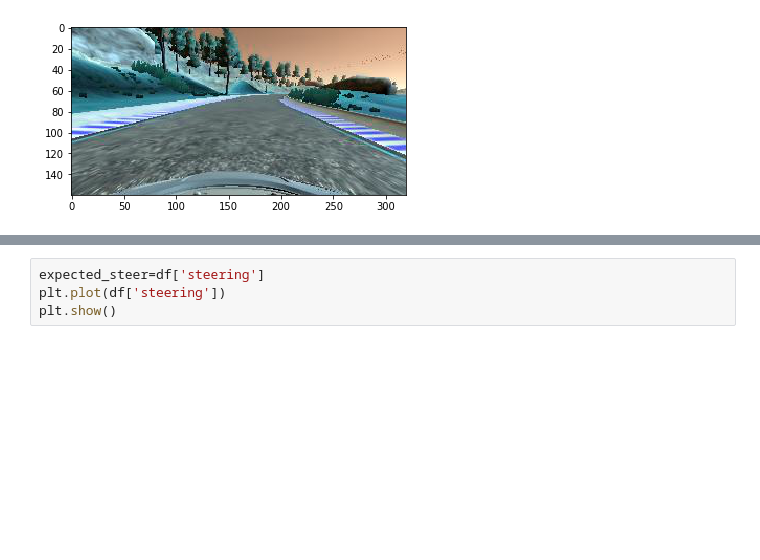
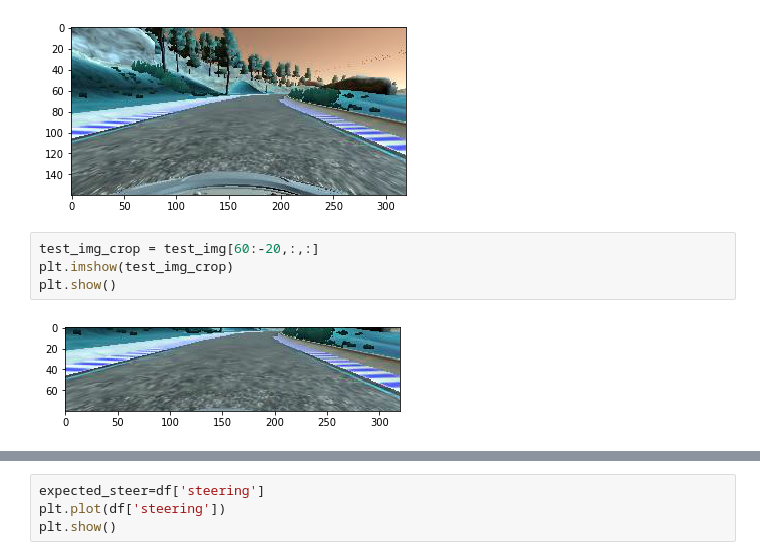
Before and after one commit to kalyanramu/CarND-BehavioralCloning-P3, a Jupyter notebook: PredictSteerAngle.ipynb, the cells around one changed output, grey strips where cells are left out. Drawn from its saved outputs; the diff is of its cells as text; blank space fills up the shorter version.

```diff
--- a/PredictSteerAngle.ipynb
+++ b/PredictSteerAngle.ipynb
@@ -156,3 +156,9 @@ plt.imshow(test_img)
 plt.show()
 # %% [output]
 [figure]
+# %%
+test_img_crop = test_img[60:-20,:,:]
+plt.imshow(test_img_crop)
+plt.show()
+# %% [output]
+[figure, added]
```
Also changed, not shown: parts of 11 cells of this notebook, 5 other files.
